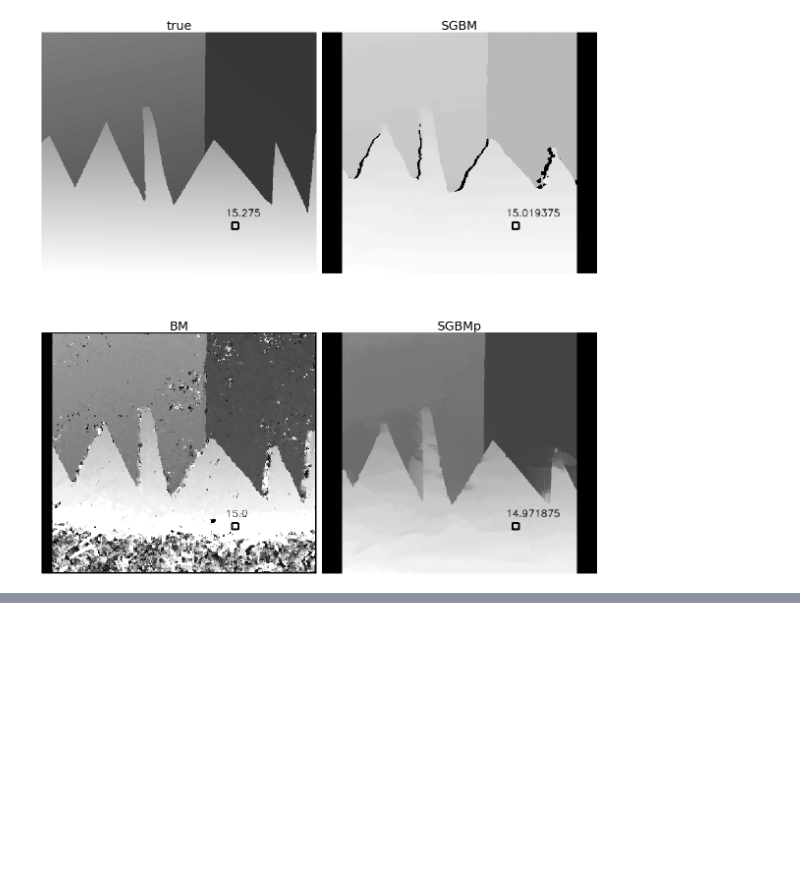
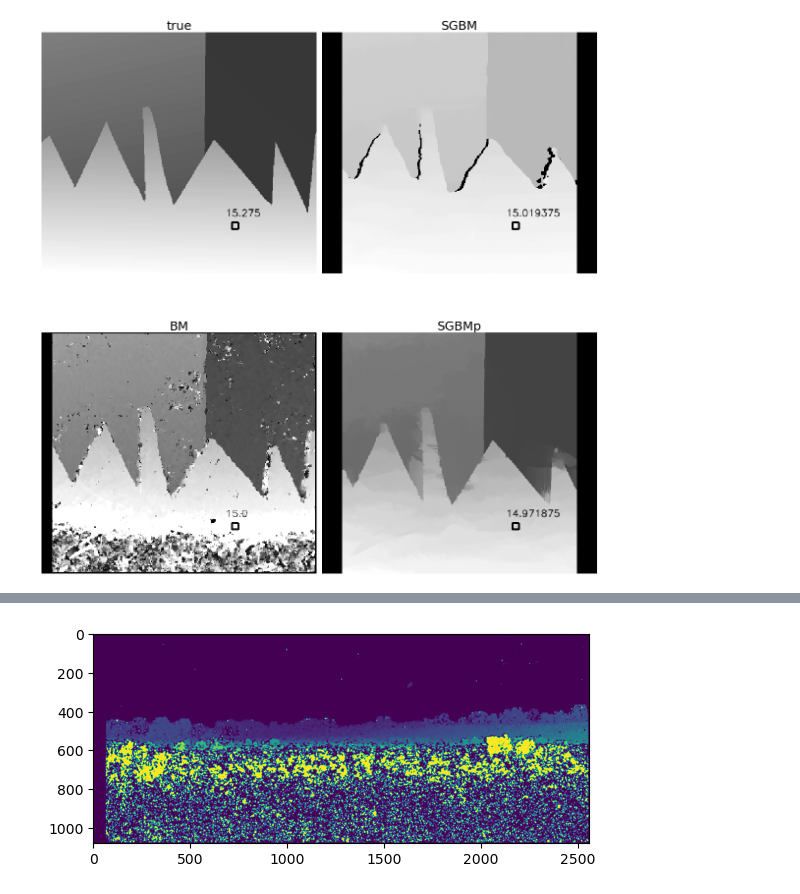
Before and after one commit to ttsiapras/Arma3DatasetGen, a Jupyter notebook: stereo/Disparity_Extraction_Methods.ipynb, the cells around one changed output, grey strips where cells are left out. Saved outputs shown, nothing was run; the diff lists cells and outputs as text; code cells hidden in the pictures; blank space fills up the shorter version.

Commit message:
Addition of setero tests and clening up of files
* Stereo capture & disparity extraction
* Set files to legacy status

```diff
--- a/stereo/Disparity_Extraction_Methods.ipynb
+++ b/stereo/Disparity_Extraction_Methods.ipynb
@@ -12,8 +12,8 @@ import ipywidgets as widgets
 ## Example with a known sample from https://vision.middlebury.edu/stereo/data/
 # %%
 R1 = r"C:\Users\user1\Desktop\StereoB2.png"
-R2 = r"C:\Users\user1\Desktop\SteroB3.png"
-L0 = r"C:\Users\user1\Desktop\StereoB1.png"
+R2 = r"C:\Users\user1\Documents\Repositories\Arma3DatasetGen\stereo\images\right\right (4).png"
+L0 = r"C:\Users\user1\Documents\Repositories\Arma3DatasetGen\stereo\images\left\left (4).png"
 # "C:\Users\user1\Desktop\SteroB3.png"
 # "C:\Users\user1\Desktop\StereoB1.png"
 # "C:\Users\user1\Desktop\StereoB2.png"
@@ -21,8 +21,8 @@ imageL = cv.imread(L0,0)
 imageR = cv.imread(R2,0)
 
 
-r = cv.selectROI("select the area", imageL)
-cv.destroyAllWindows()
+# r = cv.selectROI("select the area", imageL)
+# cv.destroyAllWindows()
 # %% [markdown]
 **These datasets of piecewise planar scenes were created by Daniel Scharstein, Padma Ugbabe, and Rick Szeliski. Each set contains 9 images (im0.ppm - im8.ppm) and ground-truth disparity maps for images 2 and 6 (disp2.pgm and disp6.pgm). Each ground-truth disparity map is scaled by a factor of 8. For example, a value of 100 in disp2.pgm means that the corresponding pixel in im6.ppm is 12.5 pixels to the left**
 # %% [markdown]
@@ -97,7 +139,7 @@ interactive(children=(IntSlider(value=11, description='block_size', max=21, min=
 ## Stereo BM
 # %%
 BM_disparity = []
-def BM(numDisparities=16,blocksize=5,uniquenessRatio=1):
+def BM_interactive(numDisparities=16,blocksize=5,uniquenessRatio=1):
     global BM_disparity
     stereo = cv.StereoBM_create(numDisparities=numDisparities, blockSize=blocksize)
     stereo.setUniquenessRatio(uniquenessRatio)
@@ -108,4 +150,10 @@ def BM(numDisparities=16,blocksize=5,uniquenessRatio=1):
     plt.axis('off')
     plt.show()
     return()
+
+def BM(numDisparities=16,blocksize=9,uniquenessRatio=20):
+    stereo = cv.StereoBM_create(numDisparities=numDisparities, blockSize=blocksize)
+    stereo.setUniquenessRatio(uniquenessRatio)
+    BM_disparity = stereo.compute(imageL,imageR)
+    return BM_disparity
 # %%
@@ -229,0 +332,10 @@ plt.tight_layout()
+# %%
+disparityMap = BM(numDisparities=64,blocksize=9,uniquenessRatio=10)
+disparityMa = cv2.GaussianBlur(disparityMap,(5,5),2)
+m = 0
+M = 150
+clipped = np.clip(disparityMap,a_min=m,a_max=M)
+mornal  = cv2.normalize(clipped, None, alpha=0, beta=255, norm_type=cv2.NORM_MINMAX)
+cv2.imshow("Result", mornal.astype('u1'))
+cv2.waitKey(0)
+cv2.destroyAllWindows()
@@ -229,0 +410,4 @@ plt.tight_layout()
+# %%
+plt.imshow(mornal);plt.show()
+# %% [output]
+[figure, added]
```
Also changed, not shown: parts of 5 cells of this notebook, 15 other files.
